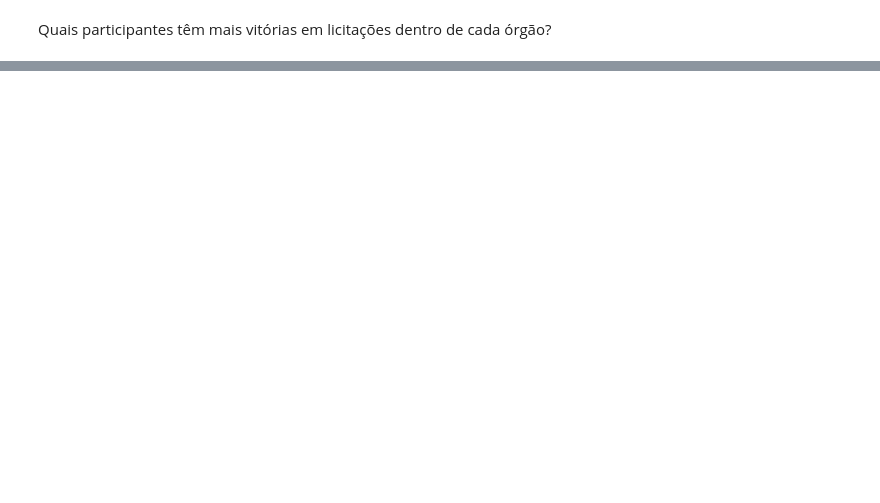
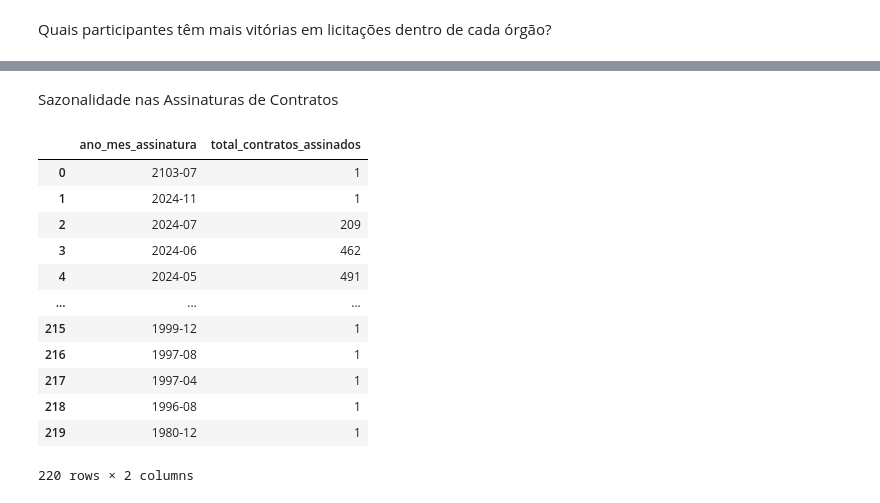
Before and after one commit to Th1agoFarias/Analise-Licitacoes-Publicas-CGU, a Jupyter notebook: cgu.ipynb, the cells around one changed output, grey strips where cells are left out. Cells and saved outputs as stored; diff of their text form; code cells hidden in the pictures; blank space fills up the shorter version.

```diff
--- a/cgu.ipynb
+++ b/cgu.ipynb
@@ -48,0 +186,28 @@ Em quais UFs os órgãos públicos mais realizam licitações?
+# %% [markdown]
+Sazonalidade nas Assinaturas de Contratos
+# %%
+query = """
+SELECT
+  FORMAT_DATE('%Y-%m', data_assinatura_contrato) AS ano_mes_assinatura,
+  COUNT(DISTINCT id_contrato) AS total_contratos_assinados
+FROM basedosdados.br_cgu_licitacao_contrato.contrato_compra
+WHERE data_assinatura_contrato IS NOT NULL
+GROUP BY ano_mes_assinatura
+ORDER BY ano_mes_assinatura DESC;
+"""
+
+bd.read_sql(query = query, billing_project_id = billing_id)
+# %% [output]
+|  | ano_mes_assinatura | total_contratos_assinados |
+| 0 | 2103-07 | 1 |
+| 1 | 2024-11 | 1 |
+| 2 | 2024-07 | 209 |
+| 3 | 2024-06 | 462 |
+| 4 | 2024-05 | 491 |
+| ... | ... | ... |
+| 215 | 1999-12 | 1 |
+| 216 | 1997-08 | 1 |
+| 217 | 1997-04 | 1 |
+| 218 | 1996-08 | 1 |
+| 219 | 1980-12 | 1 |
+220 rows × 2 columns
```
Also changed, not shown: parts of 17 cells of this notebook.
